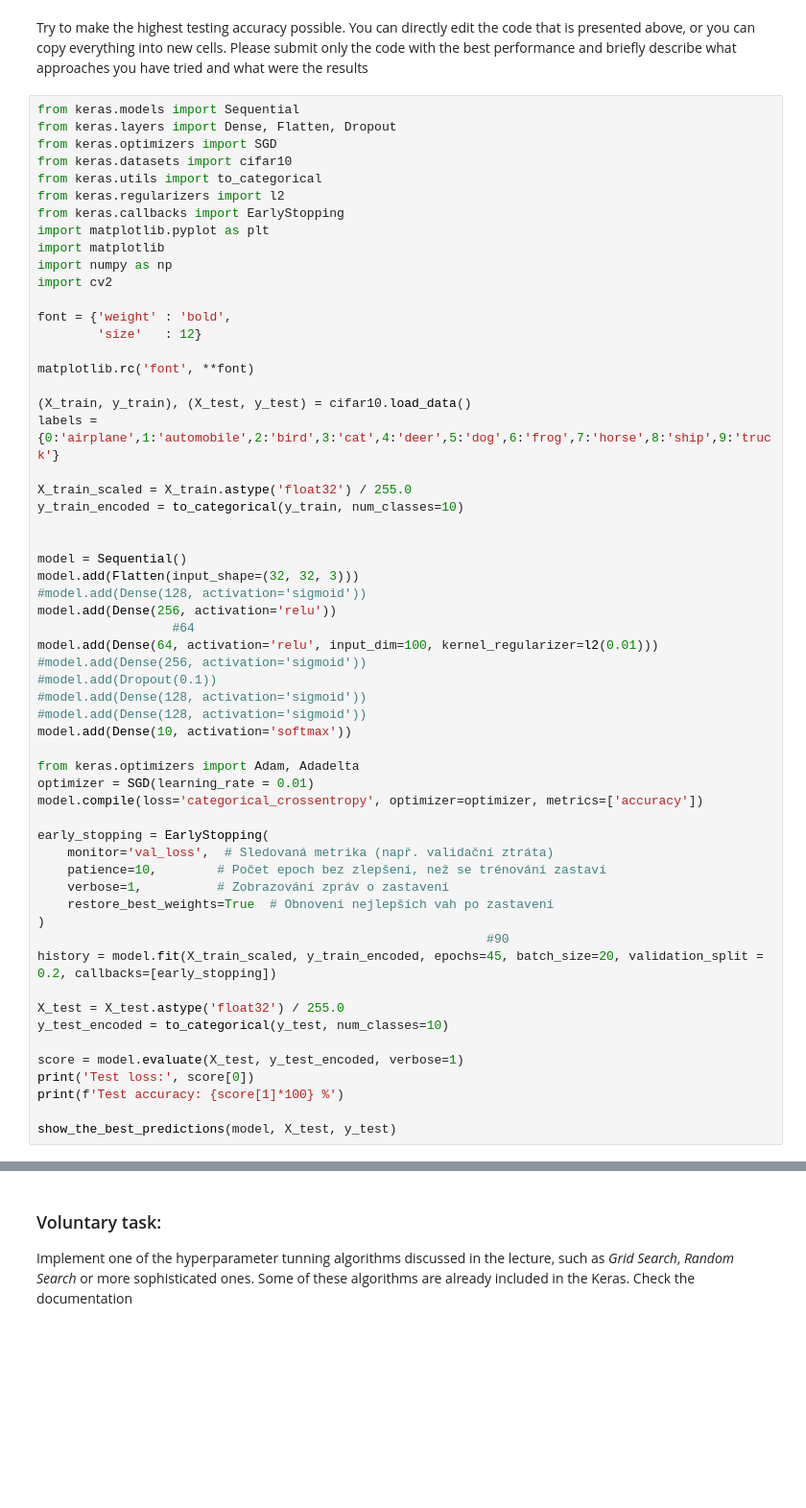
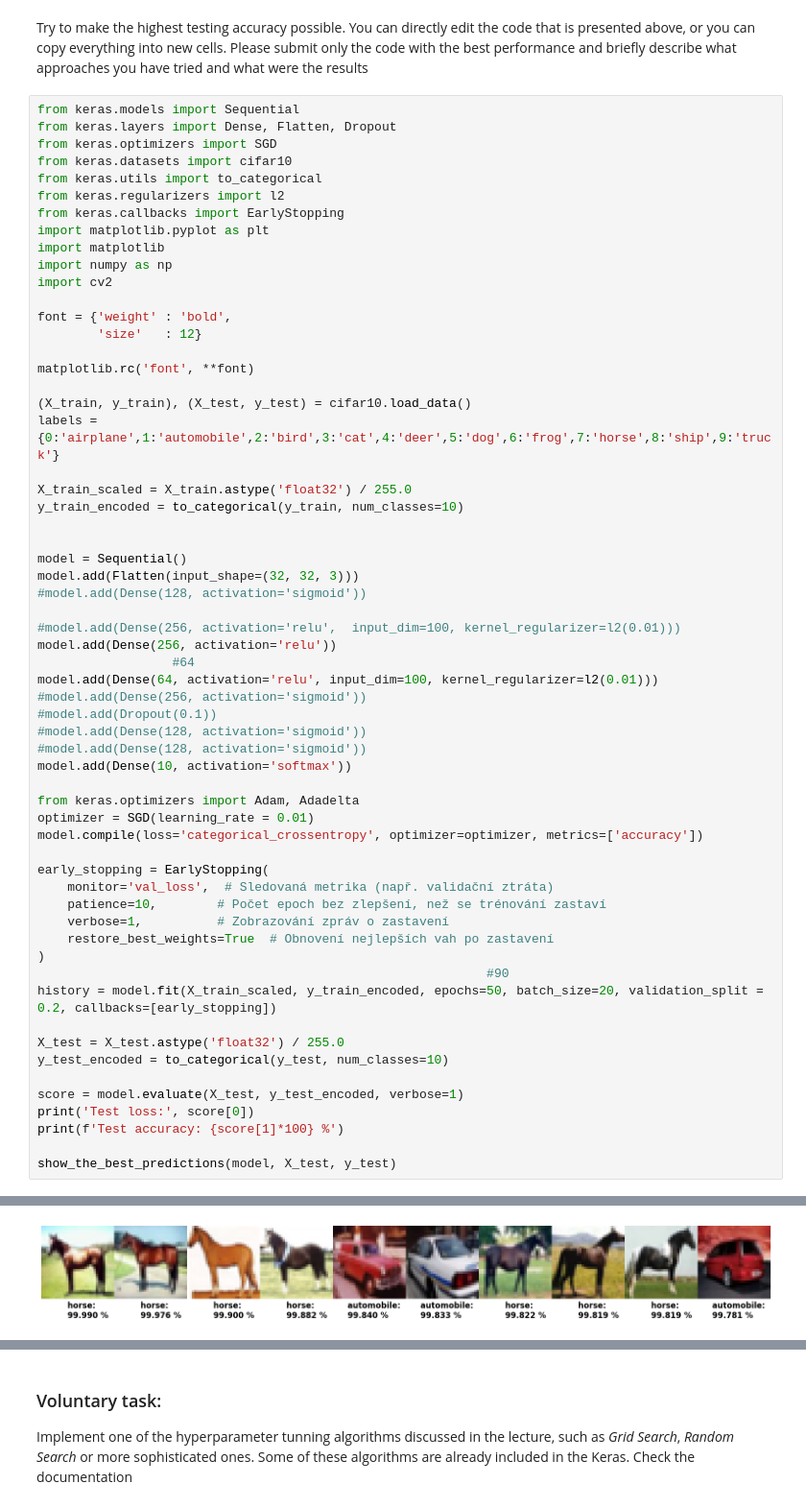
Before and after one commit to vaclav-kubes/MLF, a Jupyter notebook: Lab_06/Ex_06.ipynb, the cells around one changed output, grey strips where cells are left out. Shown at 96% size. Drawn from its saved outputs; the diff is of its cells as text; blank space fills up the shorter version.

```diff
--- a/Lab_06/Ex_06.ipynb
+++ b/Lab_06/Ex_06.ipynb
@@ -299,6 +297,8 @@ y_train_encoded = to_categorical(y_train, num_classes=10)
 model = Sequential()
 model.add(Flatten(input_shape=(32, 32, 3)))
 #model.add(Dense(128, activation='sigmoid'))
+
+#model.add(Dense(256, activation='relu',  input_dim=100, kernel_regularizer=l2(0.01)))
 model.add(Dense(256, activation='relu'))
                   #64
 model.add(Dense(64, activation='relu', input_dim=100, kernel_regularizer=l2(0.01)))
@@ -319,7 +319,7 @@ early_stopping = EarlyStopping(
     restore_best_weights=True  # Obnovení nejlepších vah po zastavení
 )
                                                             #90
-history = model.fit(X_train_scaled, y_train_encoded, epochs=45, batch_size=20, validation_split = 0.2, callbacks=[early_stopping])
+history = model.fit(X_train_scaled, y_train_encoded, epochs=50, batch_size=20, validation_split = 0.2, callbacks=[early_stopping])
 
 X_test = X_test.astype('float32') / 255.0
 y_test_encoded = to_categorical(y_test, num_classes=10)
@@ -333,0 +350 @@ ValueError: Name tf.RaggedTensorSpec has already been registered for class tenso
+[figure, added]
```
Also changed, not shown: parts of 4 cells of this notebook.
